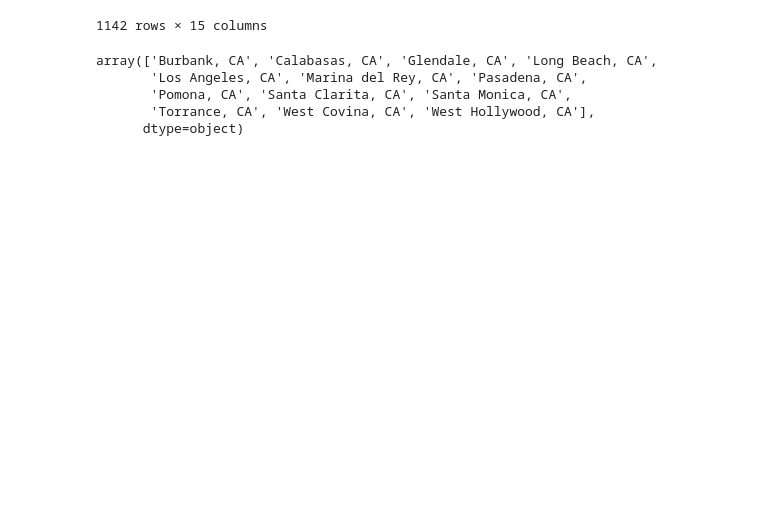
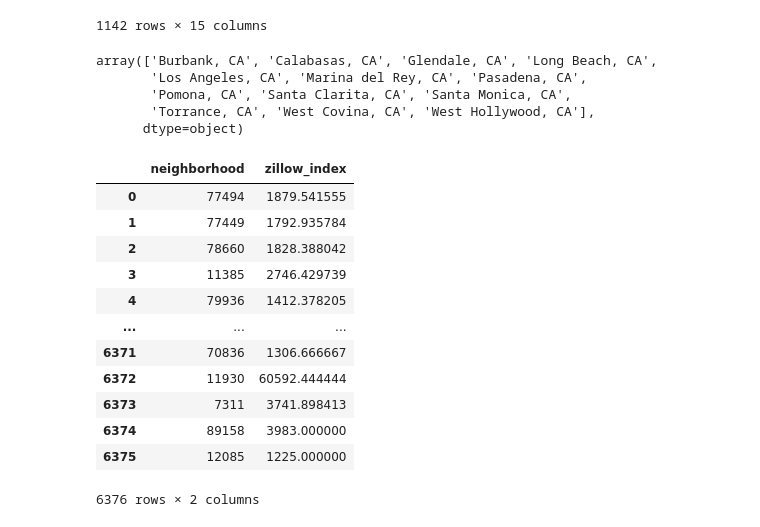
Before and after one commit to brianchan40/LA_Crime_and_Rental_App, a Jupyter notebook: Rental_Data/Rental Data.ipynb, the cells around one changed output. Cells and saved outputs as stored; diff of their text form; code cells hidden in the pictures; blank space fills up the shorter version.

```diff
--- a/Rental_Data/Rental Data.ipynb
+++ b/Rental_Data/Rental Data.ipynb
@@ -165,0 +170,16 @@ array(['Burbank, CA', 'Calabasas, CA', 'Glendale, CA', 'Long Beach, CA',
+# %%
+zillow_data
+# %% [output]
+|  | neighborhood | zillow_index |
+| 0 | 77494 | 1879.541555 |
+| 1 | 77449 | 1792.935784 |
+| 2 | 78660 | 1828.388042 |
+| 3 | 11385 | 2746.429739 |
+| 4 | 79936 | 1412.378205 |
+| ... | ... | ... |
+| 6371 | 70836 | 1306.666667 |
+| 6372 | 11930 | 60592.444444 |
+| 6373 | 7311 | 3741.898413 |
+| 6374 | 89158 | 3983.000000 |
+| 6375 | 12085 | 1225.000000 |
+6376 rows × 2 columns
```
Also changed, not shown: parts of 7 cells of this notebook, 9 other files.
